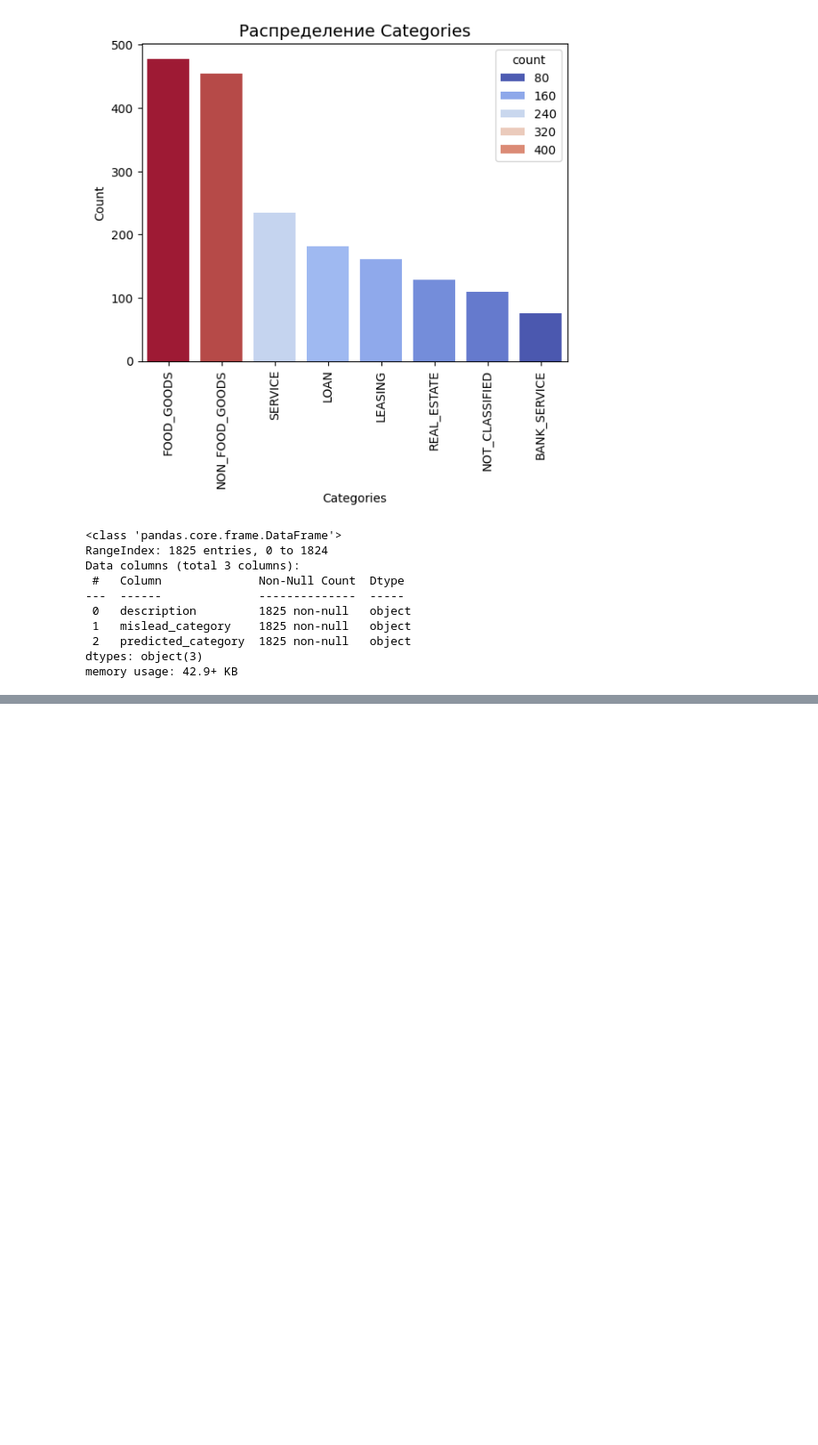
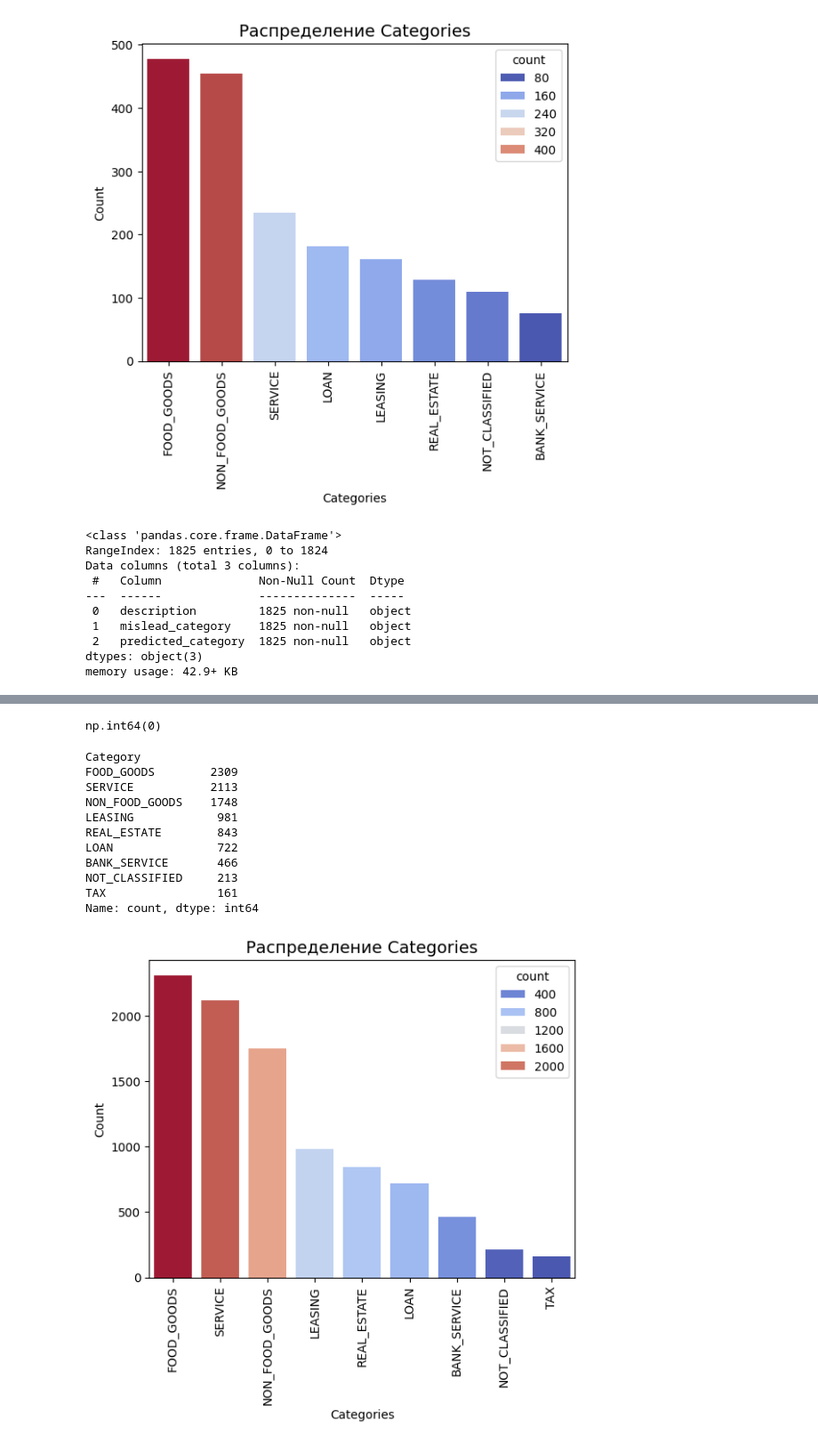
Before and after one commit to pyramidheadshark/BIV_2024, a Jupyter notebook: notebooks/dataset_filtration.ipynb, the cells around one changed output, grey strips where cells are left out. Shown at 89% size. Drawn from its saved outputs; the diff is of its cells as text; code cells hidden in the pictures; blank space fills up the shorter version.

```diff
--- a/notebooks/dataset_filtration.ipynb
+++ b/notebooks/dataset_filtration.ipynb
@@ -389,0 +420,5 @@ with open('unfiltered.csv', 'w') as f:
+# %%
+payments = pd.read_csv(PAYMENTS_MAIN_CATEGORIZED_PATH, sep="\t")
+payments['Description_clean'] = payments['Description'].apply(clean_description)
+payments = payments.drop_duplicates(subset=['Description_clean'], keep='first')
+payments
@@ -389,0 +439,11 @@ with open('unfiltered.csv', 'w') as f:
+# %%
+def find_category(description_clean, unfiltered):
+    matching_row = unfiltered[unfiltered['description'].str.contains(description_clean)]
+    if not matching_row.empty:
+        return matching_row['predicted_category'].iloc[0]
+    else:
+        return None
+# %%
+payments['Category'] = payments.apply(lambda row: find_category(row['Description_clean'], unfiltered) or row['Category'], axis=1)
+# %%
+payments.loc[payments['Category'].notnull(), 'Category'] = payments['Category']
@@ -389,0 +466,19 @@ with open('unfiltered.csv', 'w') as f:
+# %%
+payments['Category'].isna().sum()
+# %% [output]
+np.int64(0)
+# %%
+categories_plot(payments)
+# %% [output]
+Category
+FOOD_GOODS        2309
+SERVICE           2113
+NON_FOOD_GOODS    1748
+LEASING            981
+REAL_ESTATE        843
+LOAN               722
+BANK_SERVICE       466
+NOT_CLASSIFIED     213
+TAX                161
+Name: count, dtype: int64
+[figure, added]
```
Also changed, not shown: parts of 16 cells of this notebook, 5 other files.
